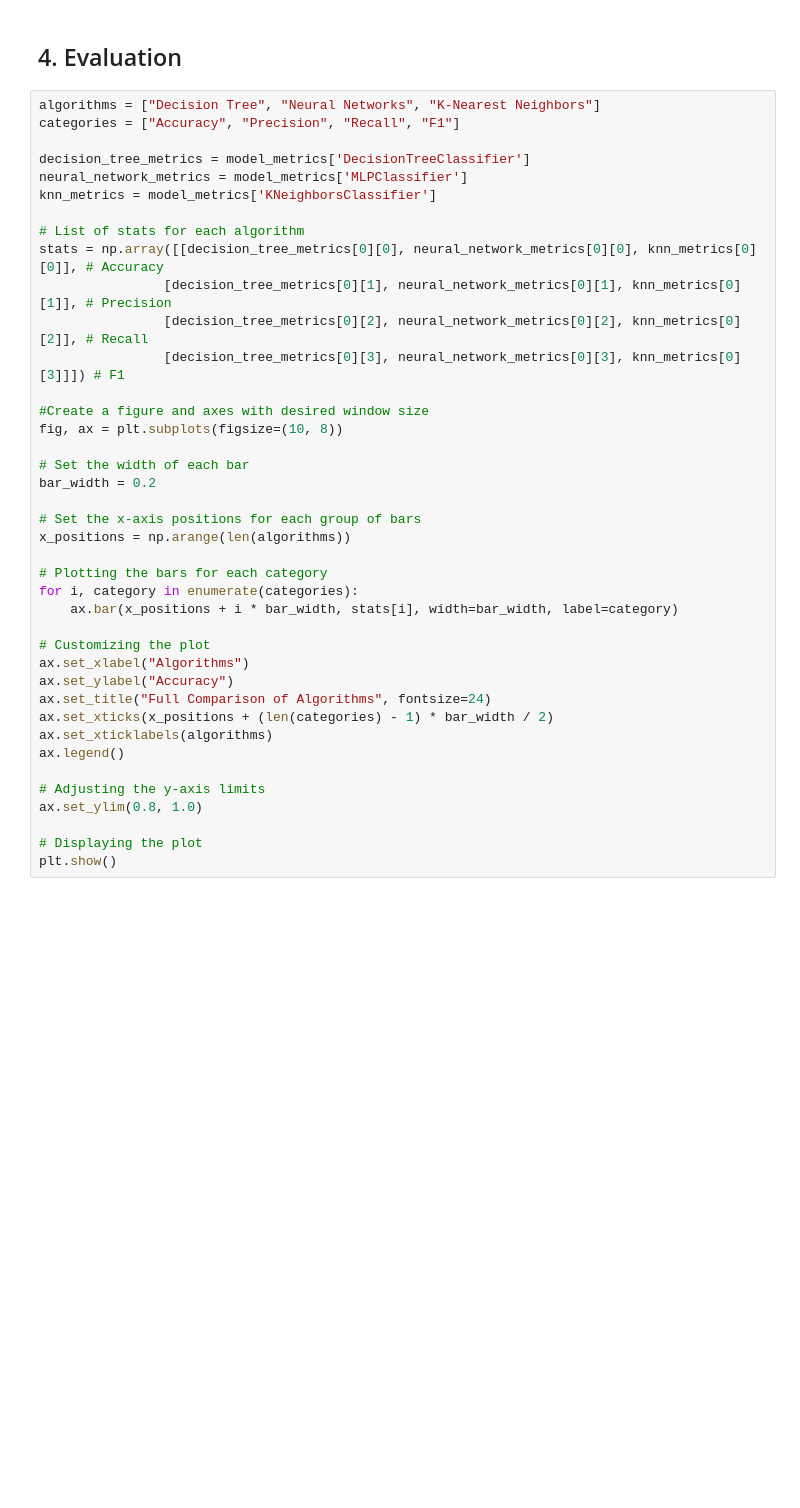
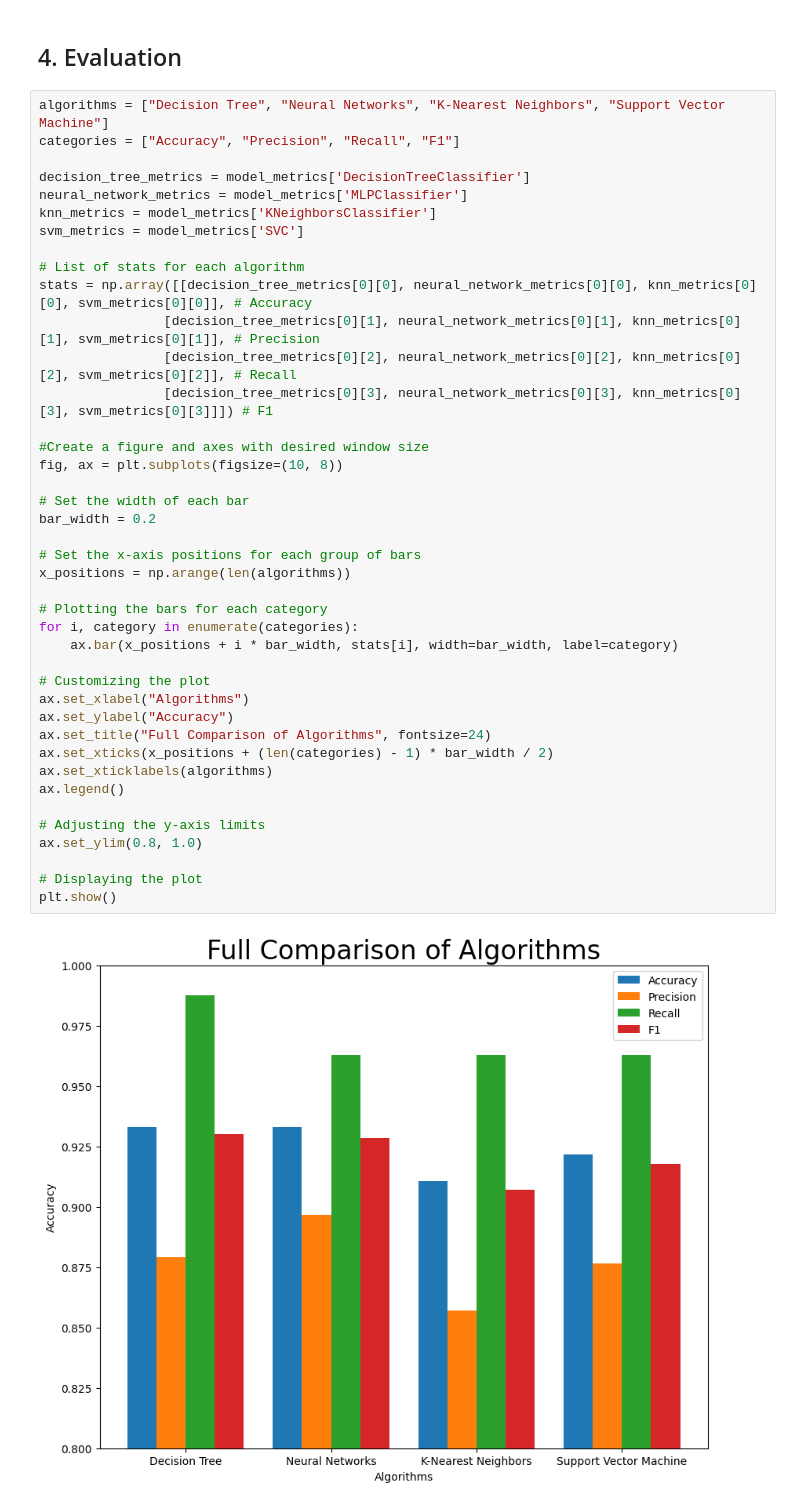
Before and after one commit to franciscaguimaraes/FEUP-IA, a Jupyter notebook: assignment2/src/notebook.ipynb, the cells around one changed output. Cells and saved outputs as stored; diff of their text form; blank space fills up the shorter version.

```diff
--- a/assignment2/src/notebook.ipynb
+++ b/assignment2/src/notebook.ipynb
@@ -1326,45 +1329,48 @@ In conclusion, the ...
 # %% [markdown]
 ## 4. Evaluation
 # %%
-algorithms = ["Decision Tree", "Neural Networks", "K-Nearest Neighbors"]
+algorithms = ["Decision Tree", "Neural Networks", "K-Nearest Neighbors", "Support Vector Machine"]
 categories = ["Accuracy", "Precision", "Recall", "F1"]
 
 decision_tree_metrics = model_metrics['DecisionTreeClassifier']
 neural_network_metrics = model_metrics['MLPClassifier']
 knn_metrics = model_metrics['KNeighborsClassifier']
+svm_metrics = model_metrics['SVC']
 
 # List of stats for each algorithm
-stats = np.array([[decision_tree_metrics[0][0], neural_network_metrics[0][0], knn_metrics[0][0]], # Accuracy
-                [decision_tree_metrics[0][1], neural_network_metrics[0][1], knn_metrics[0][1]], # Precision
-                [decision_tree_metrics[0][2], neural_network_metrics[0][2], knn_metrics[0][2]], # Recall
-                [decision_tree_metrics[0][3], neural_network_metrics[0][3], knn_metrics[0][3]]]) # F1
+stats = np.array([[decision_tree_metrics[0][0], neural_network_metrics[0][0], knn_metrics[0][0], svm_metrics[0][0]], # Accuracy
+                [decision_tree_metrics[0][1], neural_network_metrics[0][1], knn_metrics[0][1], svm_metrics[0][1]], # Precision
+                [decision_tree_metrics[0][2], neural_network_metrics[0][2], knn_metrics[0][2], svm_metrics[0][2]], # Recall
+                [decision_tree_metrics[0][3], neural_network_metrics[0][3], knn_metrics[0][3], svm_metrics[0][3]]]) # F1
 
 #Create a figure and axes with desired window size
 fig, ax = plt.subplots(figsize=(10, 8))
 
 # Set the width of each bar
 bar_width = 0.2
 
 # Set the x-axis positions for each group of bars
 x_positions = np.arange(len(algorithms))
 
 # Plotting the bars for each category
 for i, category in enumerate(categories):
     ax.bar(x_positions + i * bar_width, stats[i], width=bar_width, label=category)
 
 # Customizing the plot
 ax.set_xlabel("Algorithms")
 ax.set_ylabel("Accuracy")
 ax.set_title("Full Comparison of Algorithms", fontsize=24)
 ax.set_xticks(x_positions + (len(categories) - 1) * bar_width / 2)
 ax.set_xticklabels(algorithms)
 ax.legend()
 
 # Adjusting the y-axis limits
 ax.set_ylim(0.8, 1.0)
 
 # Displaying the plot
 plt.show()
+# %% [output]
+[figure, added]
 # %% [markdown]
 ### 4.1. Performance Comparison of Models
 
```
Also changed, not shown: parts of 16 cells of this notebook.
